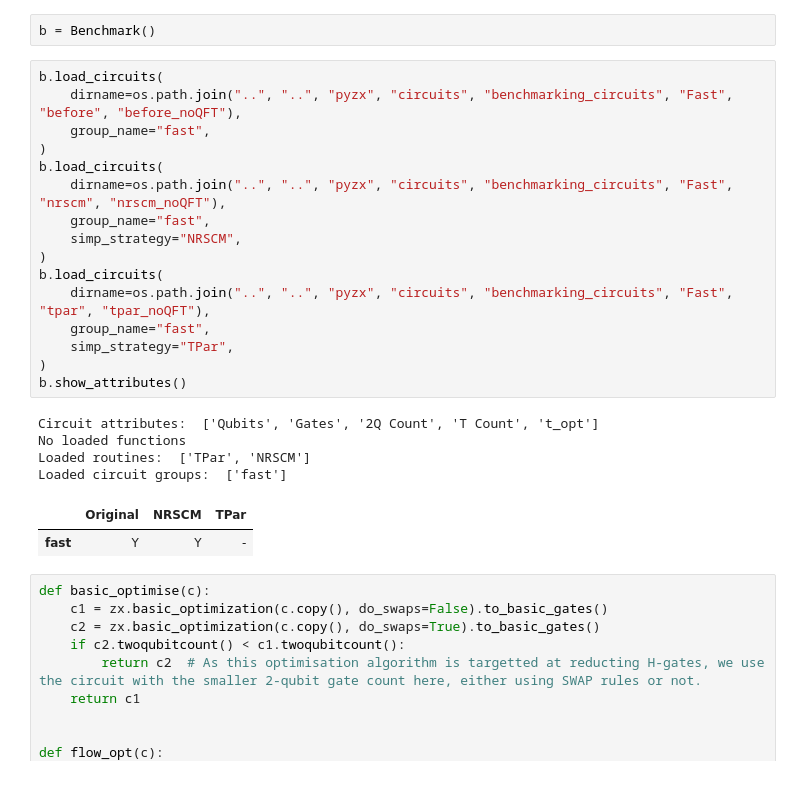
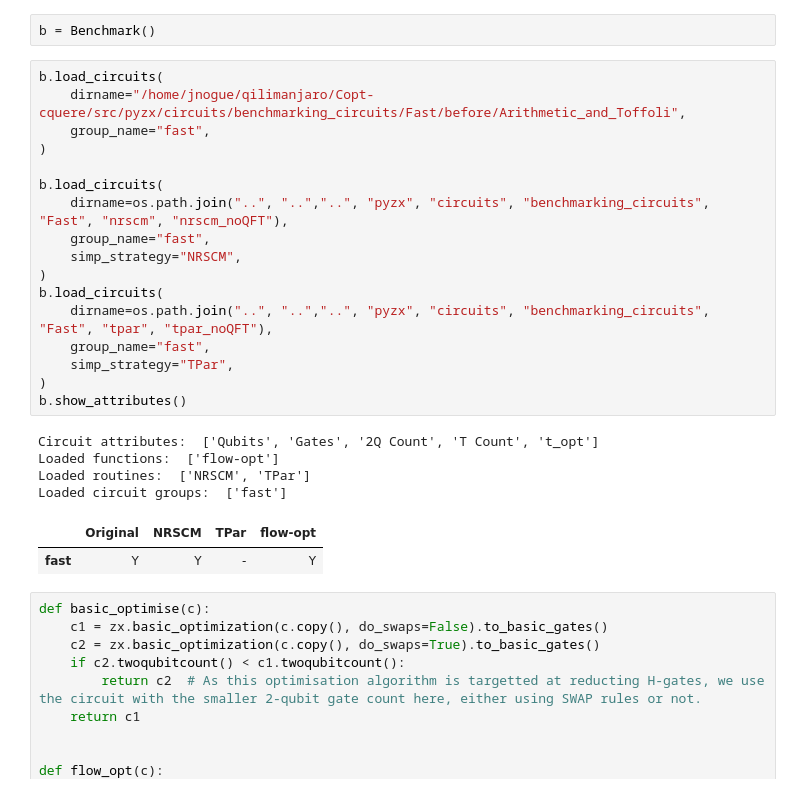
Before and after one commit to qilimanjaro-tech/RL-COPT-ZXCalculus, a Jupyter notebook: rl-zx/cquere/benchmark_tests.ipynb, the cells around one changed output. Drawn from its saved outputs; the diff is of its cells as text.

```diff
--- a/rl-zx/cquere/benchmark_tests.ipynb
+++ b/rl-zx/cquere/benchmark_tests.ipynb
@@ -312,27 +88,28 @@ def parse_args():
 b = Benchmark()
 # %%
 b.load_circuits(
-    dirname=os.path.join("..", "..", "pyzx", "circuits", "benchmarking_circuits", "Fast", "before", "before_noQFT"),
+    dirname="/home/jnogue/qilimanjaro/Copt-cquere/src/pyzx/circuits/benchmarking_circuits/Fast/before/Arithmetic_and_Toffoli",
     group_name="fast",
 )
+
 b.load_circuits(
-    dirname=os.path.join("..", "..", "pyzx", "circuits", "benchmarking_circuits", "Fast", "nrscm", "nrscm_noQFT"),
+    dirname=os.path.join("..", "..","..", "pyzx", "circuits", "benchmarking_circuits", "Fast", "nrscm", "nrscm_noQFT"),
     group_name="fast",
     simp_strategy="NRSCM",
 )
 b.load_circuits(
-    dirname=os.path.join("..", "..", "pyzx", "circuits", "benchmarking_circuits", "Fast", "tpar", "tpar_noQFT"),
+    dirname=os.path.join("..", "..","..", "pyzx", "circuits", "benchmarking_circuits", "Fast", "tpar", "tpar_noQFT"),
     group_name="fast",
     simp_strategy="TPar",
 )
 b.show_attributes()
 # %% [output]
 Circuit attributes:  ['Qubits', 'Gates', '2Q Count', 'T Count', 't_opt']
-No loaded functions
-Loaded routines:  ['TPar', 'NRSCM']
+Loaded functions:  ['flow-opt']
+Loaded routines:  ['NRSCM', 'TPar']
 Loaded circuit groups:  ['fast']
-|  | Original | NRSCM | TPar |
-| fast | Y | Y | - |
+|  | Original | NRSCM | TPar | flow-opt |
+| fast | Y | Y | - | Y |
 # %%
 def basic_optimise(c):
     c1 = zx.basic_optimization(c.copy(), do_swaps=False).to_basic_gates()
```
Also changed, not shown: parts of 18 cells of this notebook, 10 other files.
